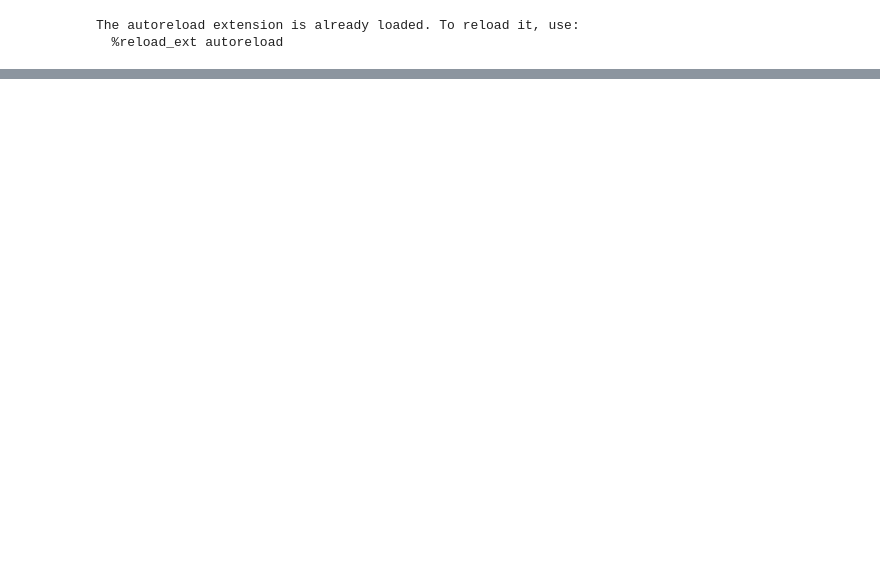
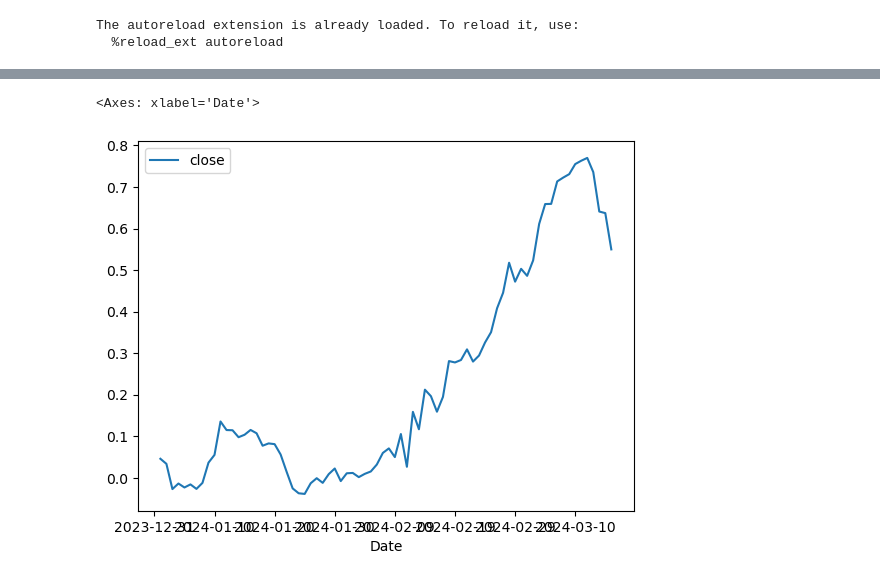
Before and after one commit to kmavyrle/QuantMasterFund, a Jupyter notebook: Crypto/TacticalBetaConvexity/test.ipynb, the cells around one changed output, grey strips where cells are left out. Drawn from its saved outputs; the diff is of its cells as text; code cells hidden in the pictures; blank space fills up the shorter version.

```diff
--- a/Crypto/TacticalBetaConvexity/test.ipynb
+++ b/Crypto/TacticalBetaConvexity/test.ipynb
@@ -200,0 +252,5 @@ plot.get_figure().savefig(picpath)
+# %%
+((1+eth_idx.pct_change()).cumprod()-1).plot()
+# %% [output]
+<Axes: xlabel='Date'>
+[figure, added]
```
Also changed, not shown: parts of 14 cells of this notebook, 4 other files.
